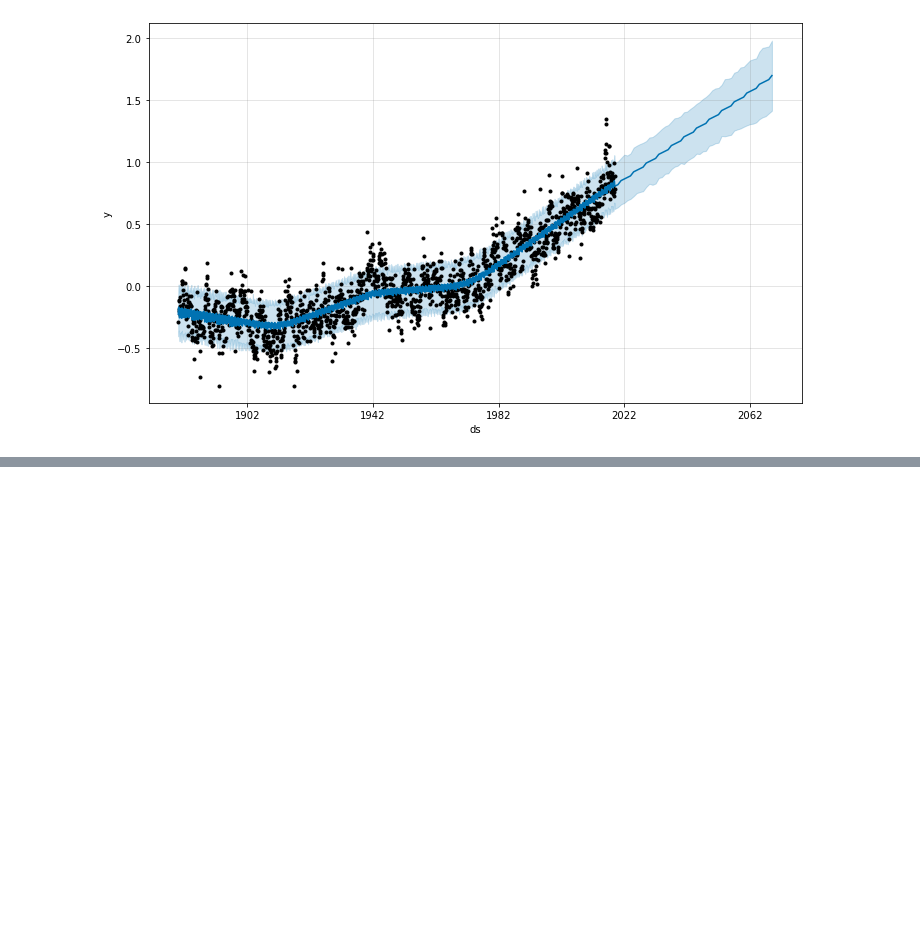
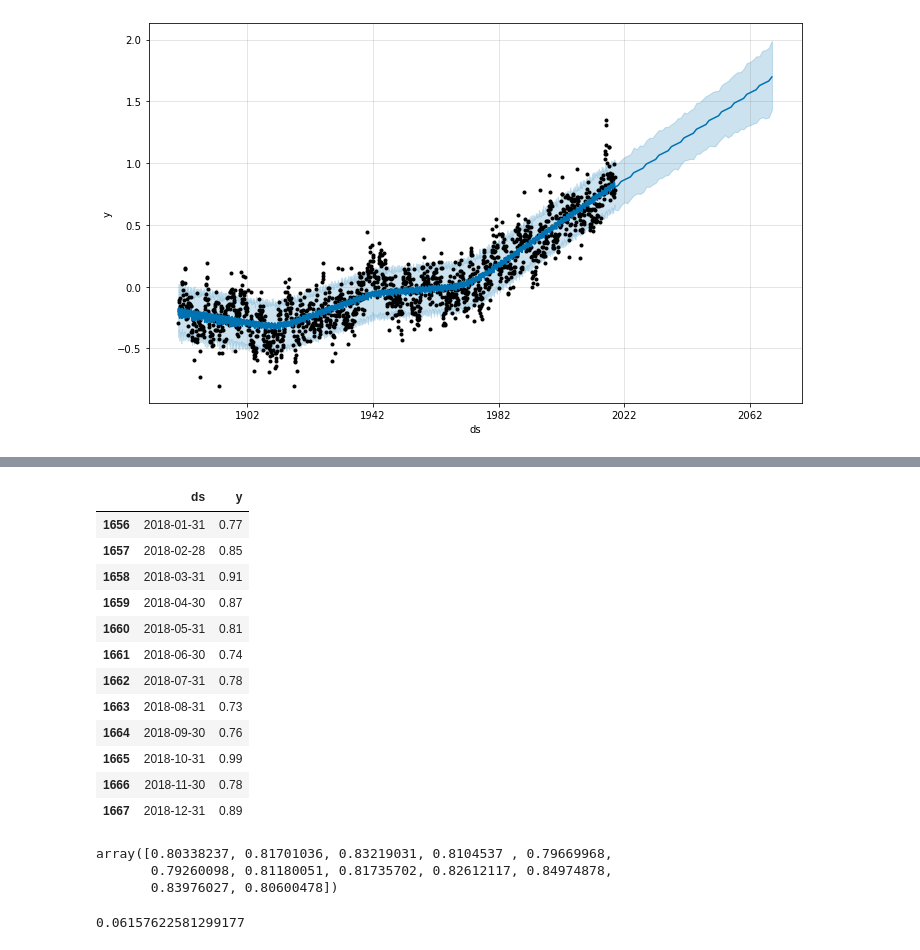
Before and after one commit to AnaAGG/Code_Pills, a Jupyter notebook: Time-Series-Prophet/Notebooks/1- Time-Series.ipynb, the cells around one changed output, grey strips where cells are left out. Saved outputs shown, nothing was run; the diff lists cells and outputs as text; code cells hidden in the pictures; blank space fills up the shorter version.

```diff
--- a/Time-Series-Prophet/Notebooks/1- Time-Series.ipynb
+++ b/Time-Series-Prophet/Notebooks/1- Time-Series.ipynb
@@ -136,0 +174,17 @@ fig1 = model.plot(forecast, uncertainty = True)
+# %%
+test = df.drop(df.index[:-12])
+test.tail(12)
+# %% [output]
+|  | ds | y |
+| 1656 | 2018-01-31 | 0.77 |
+| 1657 | 2018-02-28 | 0.85 |
+| 1658 | 2018-03-31 | 0.91 |
+| 1659 | 2018-04-30 | 0.87 |
+| 1660 | 2018-05-31 | 0.81 |
+| 1661 | 2018-06-30 | 0.74 |
+| 1662 | 2018-07-31 | 0.78 |
+| 1663 | 2018-08-31 | 0.73 |
+| 1664 | 2018-09-30 | 0.76 |
+| 1665 | 2018-10-31 | 0.99 |
+| 1666 | 2018-11-30 | 0.78 |
+| 1667 | 2018-12-31 | 0.89 |
@@ -136,0 +193,12 @@ fig1 = model.plot(forecast, uncertainty = True)
+# %%
+y_pred["yhat"].values
+# %% [output]
+array([0.80338237, 0.81701036, 0.83219031, 0.8104537 , 0.79669968,
+       0.79260098, 0.81180051, 0.81735702, 0.82612117, 0.84974878,
+       0.83976027, 0.80600478])
+# %%
+# calculate MAE between expected and predicted values for december
+mae = mean_absolute_error(test.y.values, y_pred["yhat"].values)
+mae
+# %% [output]
+0.06157622581299177
```
Also changed, not shown: parts of 13 cells of this notebook.
